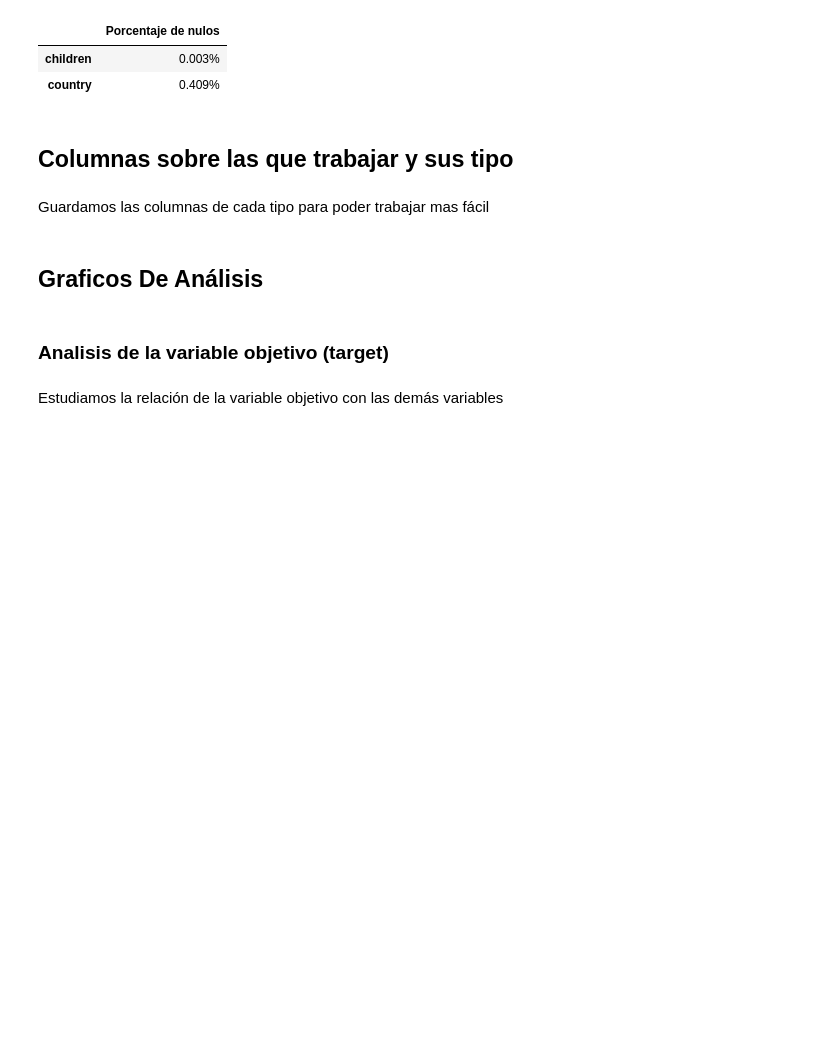
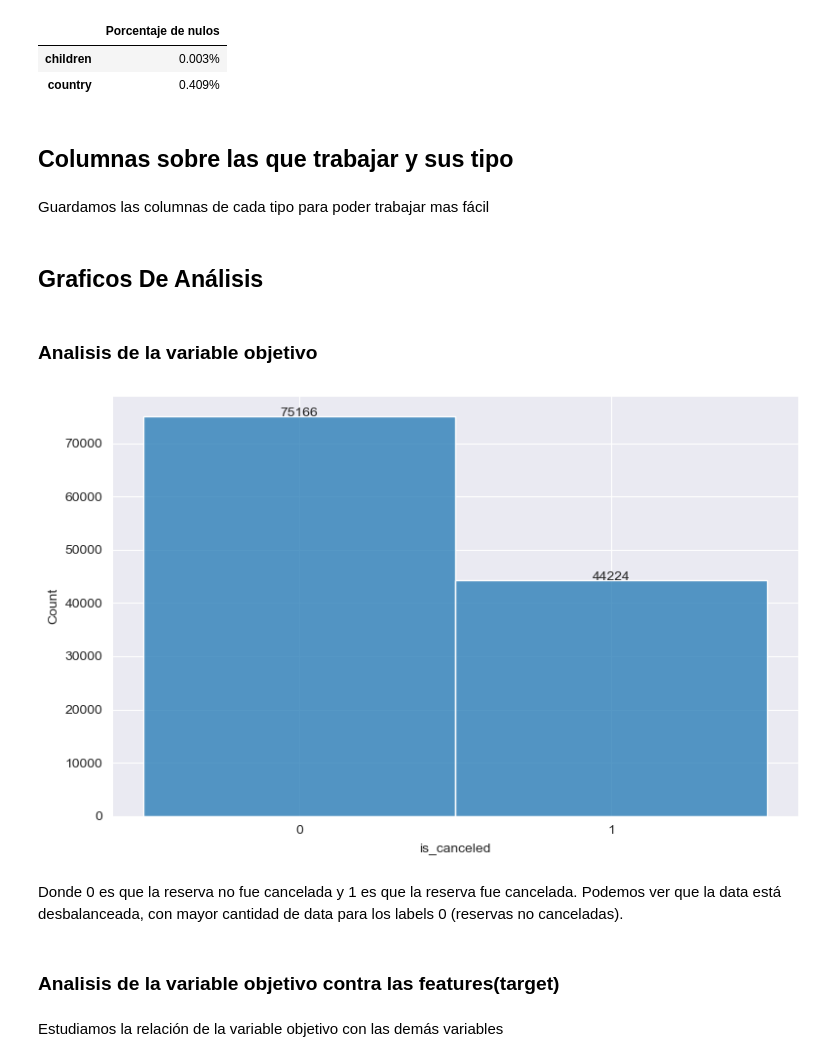
Before and after one commit to 4GeeksAcademy/LucasDellaMaestra-AlejandroNovellino-ReneRamirez-ProyectoFinal, a Jupyter notebook: notebooks/1.0-explore.ipynb, the cells around one changed output. Cells and saved outputs as stored; diff of their text form; code cells hidden in the pictures; blank space fills up the shorter version.

```diff
--- a/notebooks/1.0-explore.ipynb
+++ b/notebooks/1.0-explore.ipynb
@@ -160,7 +160,37 @@ col_categoricas = col_categoricas + [target]
 # %% [markdown]
 ## Graficos De Análisis
 # %% [markdown]
-### Analisis de la variable objetivo (target)
+### Analisis de la variable objetivo
+# %%
+fig, axis = plt.subplots(1, 1, figsize=(8, 5))
+
+# graph the amount of each label
+ax = sns.histplot(data=df_hotel, x="is_canceled", discrete=True)
+
+
+# add the value of each bin on top of the bar
+for p in ax.patches:
+    ax.text(
+        x=p.get_x() + p.get_width() / 2,
+        y=p.get_height() + 0.1,
+        s=f'{int(p.get_height())}',
+        ha='center'
+    )
+
+# set the x-axis ticks to 0 and 1
+plt.xticks([0, 1])
+
+# adjust the layout
+plt.tight_layout()
+
+# show the plot
+plt.show()
+# %% [output]
+[figure, added]
+# %% [markdown]
+Donde 0 es que la reserva no fue cancelada y 1 es que la reserva fue cancelada. Podemos ver que la data está desbalanceada, con mayor cantidad de data para los labels 0 (reservas no canceladas).
+# %% [markdown]
+### Analisis de la variable objetivo contra las features(target)
 # %% [markdown]
 Estudiamos la relación de la variable objetivo con las demás variables
 # %%
```
Also changed, not shown: parts of 31 cells of this notebook, 1 other file.
